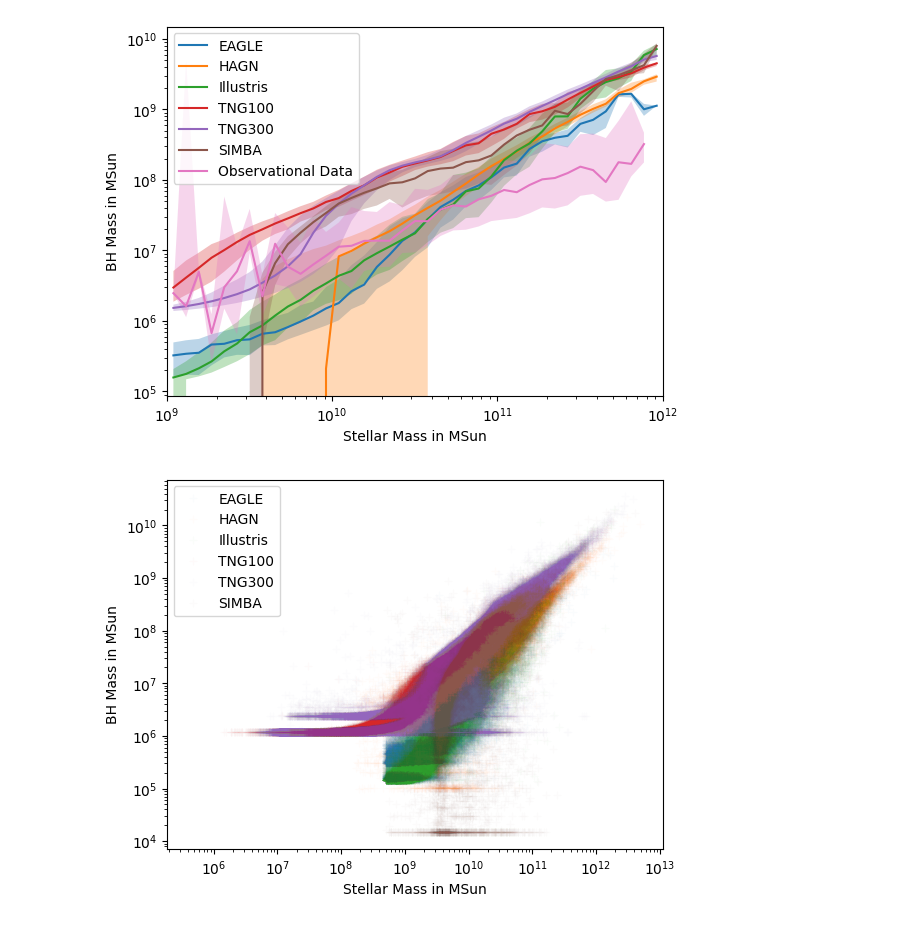
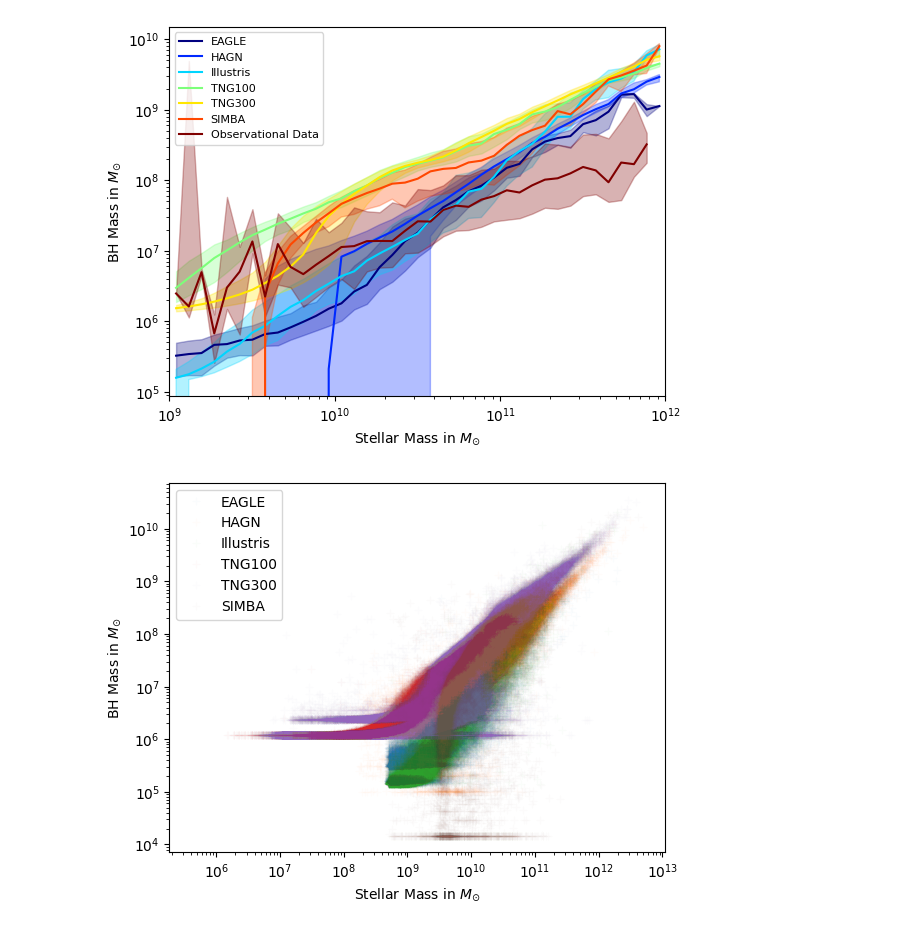
Before and after one commit to clilje/summer_2023, a Jupyter notebook: Week 1/bhmass.ipynb, the cells around one changed output. Saved outputs shown, nothing was run; the diff lists cells and outputs as text; code cells hidden in the pictures.

```diff
--- a/Week 1/bhmass.ipynb
+++ b/Week 1/bhmass.ipynb
@@ -70,9 +70,9 @@ while x < len(snapshot_num):
     axes[i][j].hexbin(data_stellar_mass, data_massBH,bins='log', xscale='log', yscale='log', alpha = 0.5)
     axes[i][j].hexbin(stellar_mass, massBH,bins='log', xscale='log', yscale='log', alpha= 0.5, cmap='autumn')
 
-    axes[i][j].set_xlabel(r'Stellar Mass in MSun')
+    axes[i][j].set_xlabel(r'Stellar Mass in $M_{\odot}$')
     axes[i][j].set_xlim([10**9, 2*10**12])
-    axes[i][j].set_ylabel(r'BH Mass in MSun')
+    axes[i][j].set_ylabel(r'BH Mass in $M_{\odot}$')
     axes[i][j].set_xscale('log')
     axes[i][j].set_yscale('log')
     axes[i][j].set_title(str(sim_list[x]))
@@ -113,47 +196,47 @@ snapshot_num = np.array([28,761,135,99,99,151])
 #snapshot_num = np.array([28])
 x = 0
 bins = np.logspace(9,12,40)
-
+colors = plt.cm.jet(np.linspace(0,1,len(sim_list)+1))
 while x < len(snapshot_num):
     filename = ("../../Simulation Data/"+str(sim_list[x])+"/catalog_Habouzit_"+str(sim_list[x])+"_out_"+str(snapshot_num[x])+"_epsr01_correctlum_units.txt")
 
     df = pd.read_csv(filename,header=0,sep="\s+| |  ",
                        names=['redshift','stellar mass','radius','SFR','positionX', 'positionY', 'positionZ','noBH','massBH','BHdot','bolLum','XrayLum','sfr2','pos2'])
     group = df.groupby(pd.cut(df['stellar mass'], bins))
     plot_centers = (bins [:-1] + bins [1:])/2
     plot_values = group['massBH'].median()
-    plt.plot(plot_centers, plot_values, label=str(sim_list[x]))
+    plt.plot(plot_centers, plot_values, label=str(sim_list[x]), color= colors[x])
     #sdt = group['massBH'].std()
     #plt.fill_between(plot_centers, plot_values-sdt, plot_values+sdt ,alpha=0.3)
     lower_q = group['massBH'].quantile(q=0.25)
     upper_q = group['massBH'].quantile(q=0.75)
-    plt.fill_between(plot_centers, lower_q, upper_q ,alpha=0.3)
+    plt.fill_between(plot_centers, lower_q, upper_q ,alpha=0.3, color= colors[x])
     x +=1
 
 
 df_data = pd.read_csv("../../Observation Data\Data_observations_z0.txt",header=0,sep="\s+| |  ",
                        names=['stellar mass','massBH'])
 df_data['stellar mass'] = 10**(df_data['stellar mass'])
 df_data['massBH'] = 10**(df_data['massBH'])
 group_data = df_data.groupby(pd.cut(df_data['stellar mass'], bins))
 plot_centers_data = (bins [:-1] + bins [1:])/2
 plot_values_data = group_data['massBH'].median()
-plt.plot(plot_centers_data, plot_values_data, label='Observational Data')
+plt.plot(plot_centers_data, plot_values_data, label='Observational Data', color= colors[x])
 lower_q = group_data['massBH'].quantile(q=0.25)
 upper_q = group_data['massBH'].quantile(q=0.75)
-plt.fill_between(plot_centers, lower_q, upper_q ,alpha=0.3)
-plt.xlabel(r'Stellar Mass in MSun')
+plt.fill_between(plot_centers, lower_q, upper_q ,alpha=0.3,color= colors[x])
+plt.xlabel(r'Stellar Mass in $M_{\odot}$')
 plt.xlim([10**9, 10**12])
-plt.ylabel(r'BH Mass in MSun')
+plt.ylabel(r'BH Mass in $M_{\odot}$')
 plt.xscale('log')
 plt.yscale('log')
-plt.legend()
+plt.legend(fontsize=8)
 
 
 plt.savefig('Figures/stellarMass_vs_BHMass_meanRelation')
 plt.show()
 # %% [output]
-[figure, old version]
+[figure, new version]
 # %%
 
 sim_list = np.array(['EAGLE','HAGN','Illustris','TNG100','TNG300','SIMBA'])
@@ -171,10 +254,10 @@ while x < len(snapshot_num):
     plt.loglog(stellar_mass, massBH, "+", label=str(sim_list[x]),alpha=0.02)
     x += 1
 
-plt.xlabel(r'Stellar Mass in MSun')
-plt.ylabel(r'BH Mass in MSun')
+plt.xlabel(r'Stellar Mass in $M_{\odot}$')
+plt.ylabel(r'BH Mass in $M_{\odot}$')
 plt.legend()
 plt.savefig('Figures/stellarMass_vs_BHMass_oneplot')
 plt.show()
 # %% [output]
-[figure, old version]
+[figure, new version]
```
Also changed, not shown: parts of 2 cells of this notebook, 3 other files.
